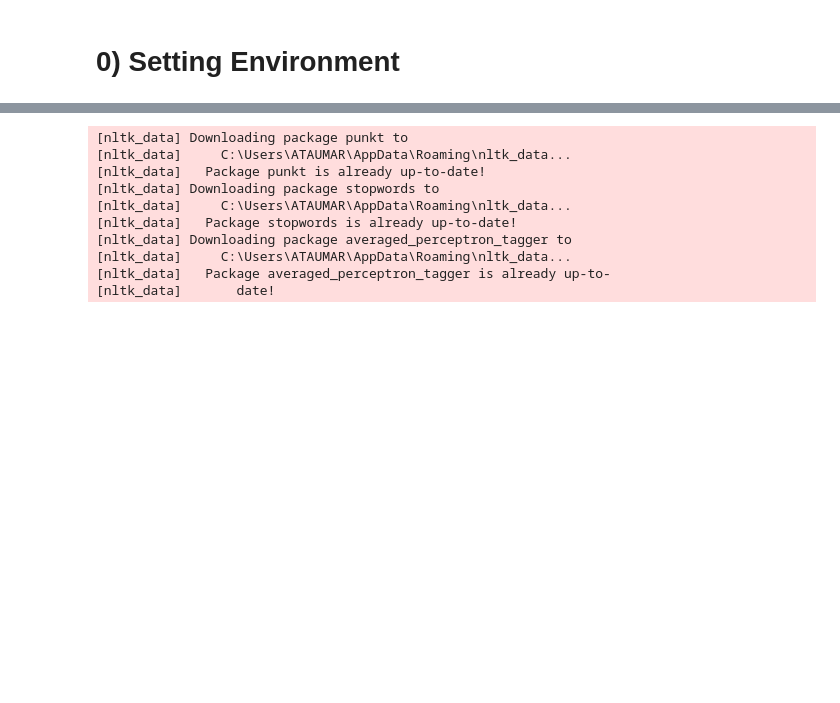
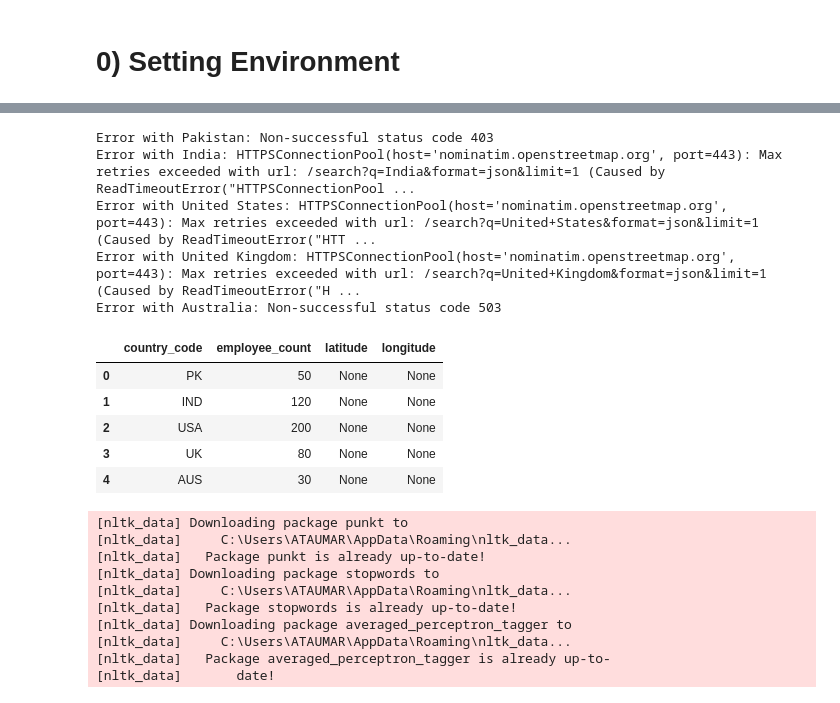
Before and after one commit to chmuneebshan/Automated-Grading-of-Exam-Papers-Using-Fusion-based-LSTM-Architecture, a Jupyter notebook: Code/Feature Engineering.ipynb, the cells around one changed output, grey strips where cells are left out. Cells and saved outputs as stored; diff of their text form; code cells hidden in the pictures; blank space fills up the shorter version.

```diff
--- a/Code/Feature Engineering.ipynb
+++ b/Code/Feature Engineering.ipynb
@@ -3,3 +23,70 @@
+# %%
+import pandas as pd
+from geopy.geocoders import Nominatim
+import pycountry
+import time
+
+# Sample data with country codes
+data = {
+    "country_code": ["PK", "IND", "USA", "UK", "AUS"],
+    "employee_count": [50, 120, 200, 80, 30]
+}
+
+df = pd.DataFrame(data)
+
+# Function to get country name from code
+def get_country_name(code):
+    try:
+        if code == "UK":  # pycountry doesn't recognize "UK"
+            return "United Kingdom"
+        return pycountry.countries.get(alpha_3=code).name if len(code) == 3 else pycountry.countries.get(alpha_2=code).name
+    except:
+        return None
+
+# Initialize geolocator
+geolocator = Nominatim(user_agent="geoapiExercises")
+
+# Fetch lat and lon
+latitudes = []
+longitudes = []
+
+for code in df['country_code']:
+    country_name = get_country_name(code)
+    if country_name:
+        try:
+            location = geolocator.geocode(country_name)
+            if location:
+                latitudes.append(location.latitude)
+                longitudes.append(location.longitude)
+            else:
+                latitudes.append(None)
+                longitudes.append(None)
+        except Exception as e:
+            print(f"Error with {country_name}: {e}")
+            latitudes.append(None)
+            longitudes.append(None)
+    else:
+        latitudes.append(None)
+        longitudes.append(None)
+
+    time.sleep(1)  # To avoid overloading the API
+
+# Add to dataframe
+df['latitude'] = latitudes
+df['longitude'] = longitudes
+df
+# %% [output]
+Error with Pakistan: Non-successful status code 403
+Error with India: HTTPSConnectionPool(host='nominatim.openstreetmap.org', port=443): Max retries exceeded with url: /search?q=India&format=json&limit=1 (Caused by ReadTimeoutError("HTTPSConnectionPool ...
+Error with United States: HTTPSConnectionPool(host='nominatim.openstreetmap.org', port=443): Max retries exceeded with url: /search?q=United+States&format=json&limit=1 (Caused by ReadTimeoutError("HTT ...
+Error with United Kingdom: HTTPSConnectionPool(host='nominatim.openstreetmap.org', port=443): Max retries exceeded with url: /search?q=United+Kingdom&format=json&limit=1 (Caused by ReadTimeoutError("H ...
+Error with Australia: Non-successful status code 503
+|  | country_code | employee_count | latitude | longitude |
+| 0 | PK | 50 | None | None |
+| 1 | IND | 120 | None | None |
+| 2 | USA | 200 | None | None |
+| 3 | UK | 80 | None | None |
+| 4 | AUS | 30 | None | None |
 # %%
 # # Installing Required Modules
 # !pip install nltk
```
Also changed, not shown: parts of 10 cells of this notebook, 14 other files.
